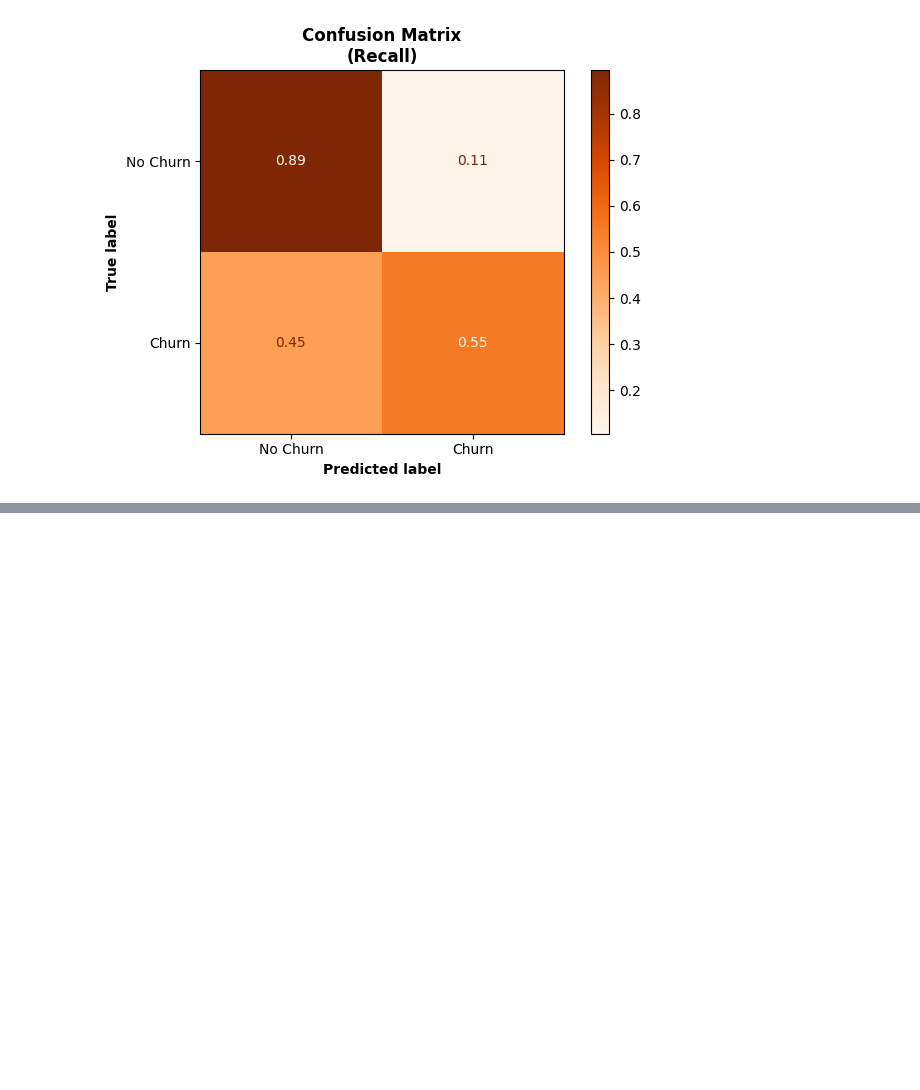
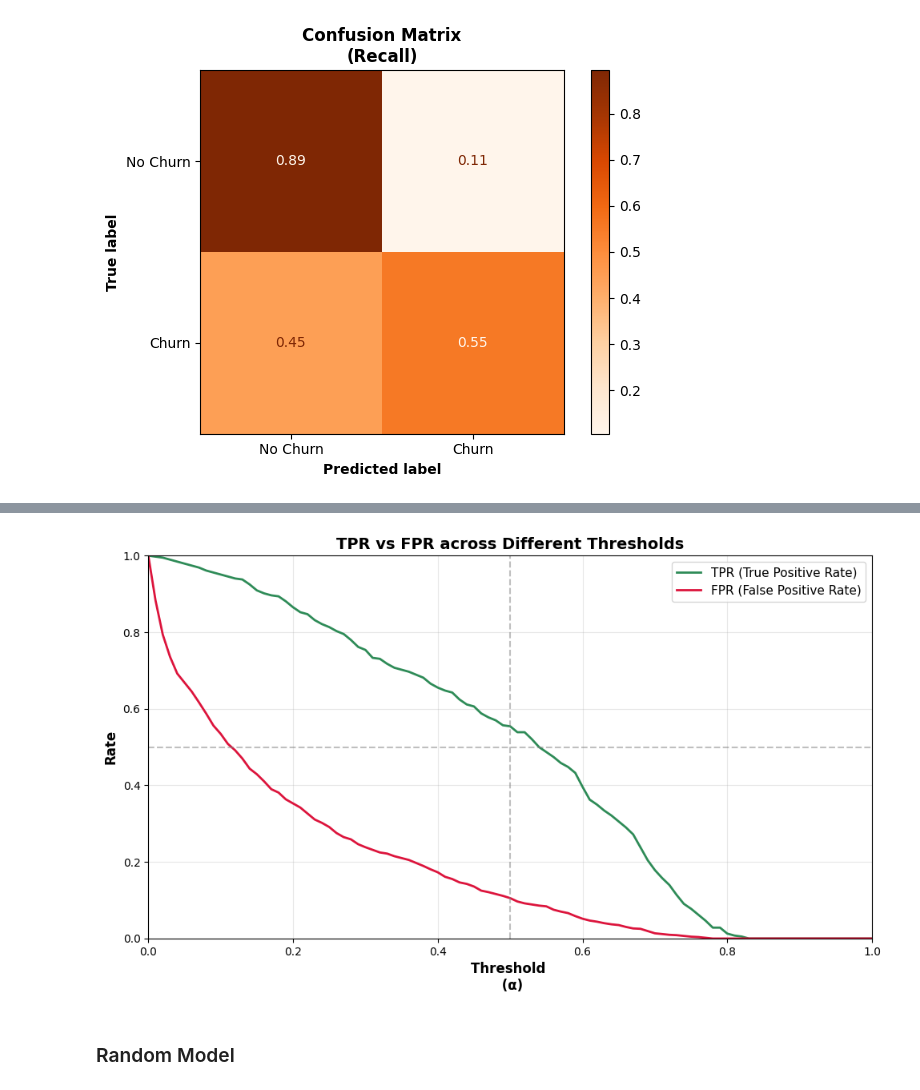
Before and after one commit to KylerSpradling/MLZoomCamp, a Jupyter notebook: 04-evaluation/Notebook/evaluation_notes.ipynb, the cells around one changed output, grey strips where cells are left out. Saved outputs shown, nothing was run; the diff lists cells and outputs as text; code cells hidden in the pictures; blank space fills up the shorter version.

```diff
--- a/04-evaluation/Notebook/evaluation_notes.ipynb
+++ b/04-evaluation/Notebook/evaluation_notes.ipynb
@@ -577,0 +661,14 @@ There's usually an inverse relationship between precision and recall:
+# %%
+from sklearn.metrics import confusion_matrix
+
+scores = []
+thresholds = np.linspace(0, 1, 101)
+
+for t in thresholds:
+    # Much simpler - let sklearn do the work
+    y_pred_binary = (y_pred >= t)#.astype(int)
+    tn, fp, fn, tp = confusion_matrix(y_val, y_pred_binary).ravel()
+    scores.append((t, tp, fp, fn, tn))
+# %%
+columns = ['threshold', 'tp', 'fp', 'fn', 'tn']
+df_scores = pd.DataFrame(scores, columns=columns)
@@ -577,0 +688,3 @@ There's usually an inverse relationship between precision and recall:
+# %%
+df_scores['tpr'] = df_scores.tp / (df_scores.tp + df_scores.fn)
+df_scores['fpr'] = df_scores.fp / (df_scores.fp + df_scores.tn)
@@ -577,0 +706,38 @@ There's usually an inverse relationship between precision and recall:
+# %%
+plt.figure(figsize=(10, 6))
+
+plt.plot(
+    df_scores.threshold,
+    df_scores['tpr'],
+    label='TPR (True Positive Rate)',
+    linewidth=2,
+    color='#2E8B57'
+)
+
+plt.plot(
+    df_scores.threshold,
+    df_scores['fpr'],
+    label='FPR (False Positive Rate)',
+    linewidth=2,
+    color='#DC143C'
+)
+
+plt.xlabel('Threshold \n (α)', fontsize=12, fontweight='bold')
+plt.ylabel('Rate', fontsize=12, fontweight='bold')
+plt.title('TPR vs FPR across Different Thresholds', fontsize=14, fontweight='bold')
+
+plt.grid(True, alpha=0.3)
+plt.legend(fontsize=11)
+plt.xlim(0, 1)
+plt.ylim(0, 1)
+
+# Add some reference lines
+plt.axhline(y=0.5, color='gray', linestyle='--', alpha=0.5)
+plt.axvline(x=0.5, color='gray', linestyle='--', alpha=0.5)
+
+plt.tight_layout()
+plt.show()
+# %% [output]
+[figure, added]
+# %% [markdown]
+### Random Model
```
Also changed, not shown: parts of 8 cells of this notebook.
